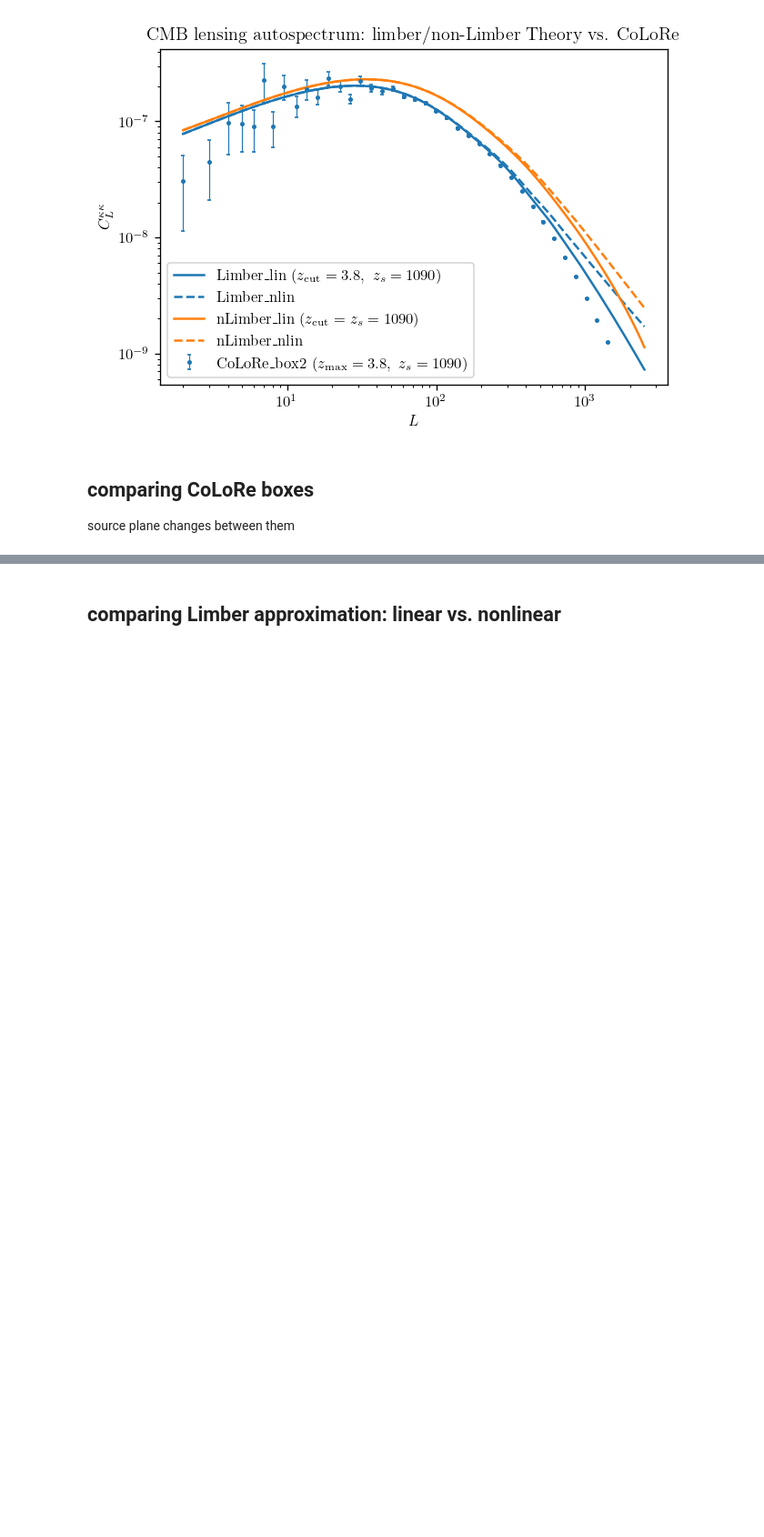
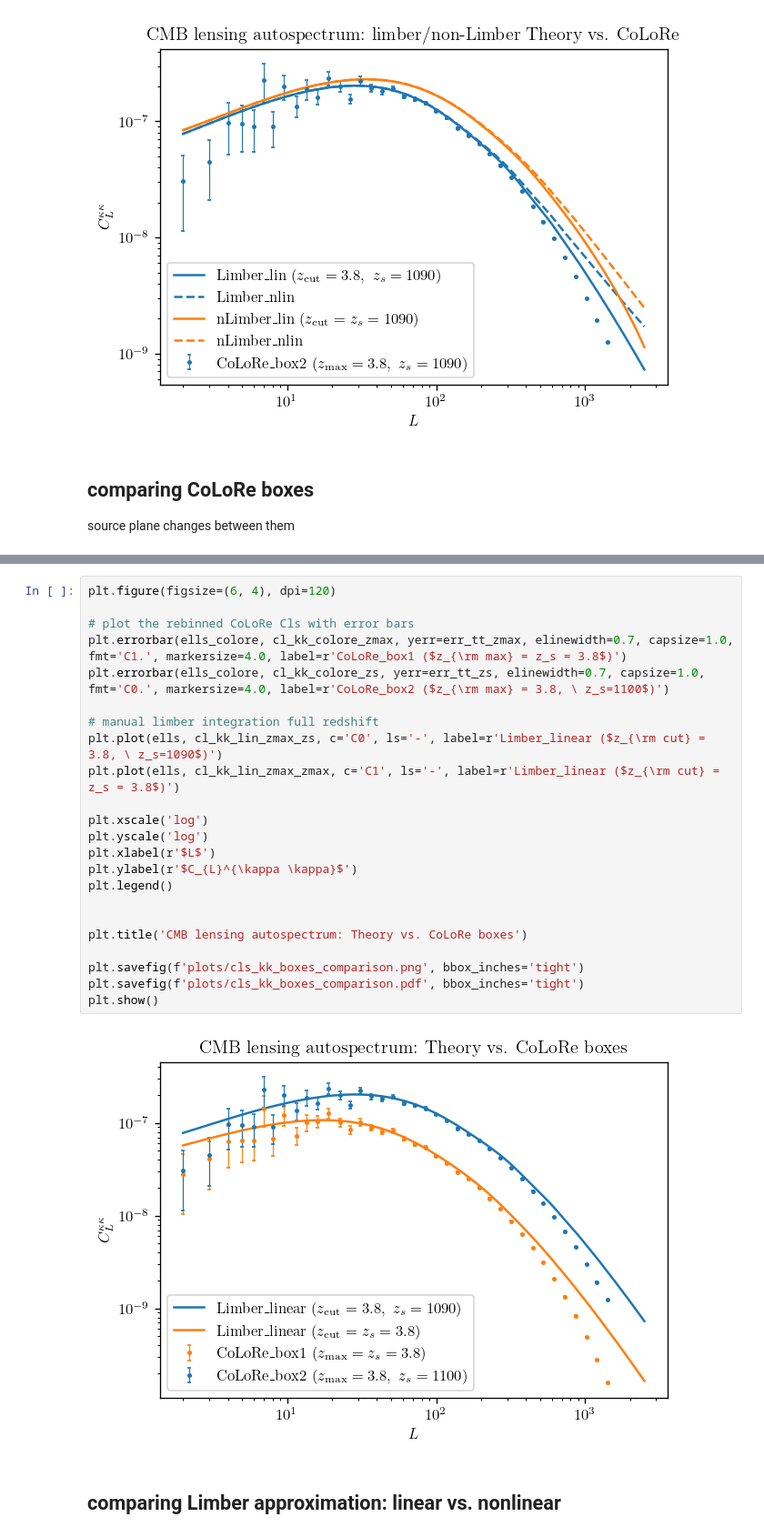
Before and after one commit to dljarque/LSST_CMBlensing_forecast, a Jupyter notebook: notebooks/cmb_lensing_auto.ipynb, the cells around one changed output, grey strips where cells are left out. Shown at 91% size. Drawn from its saved outputs; the diff is of its cells as text; blank space fills up the shorter version.

```diff
--- a/notebooks/cmb_lensing_auto.ipynb
+++ b/notebooks/cmb_lensing_auto.ipynb
@@ -256,3 +269,28 @@ plt.show()
+# %%
+plt.figure(figsize=(6, 4), dpi=120)
+
+# plot the rebinned CoLoRe Cls with error bars
+plt.errorbar(ells_colore, cl_kk_colore_zmax, yerr=err_tt_zmax, elinewidth=0.7, capsize=1.0, fmt='C1.', markersize=4.0, label=r'CoLoRe_box1 ($z_{\rm max} = z_s = 3.8$)')
+plt.errorbar(ells_colore, cl_kk_colore_zs, yerr=err_tt_zs, elinewidth=0.7, capsize=1.0, fmt='C0.', markersize=4.0, label=r'CoLoRe_box2 ($z_{\rm max} = 3.8, \ z_s=1100$)')
+
+# manual limber integration full redshift
+plt.plot(ells, cl_kk_lin_zmax_zs, c='C0', ls='-', label=r'Limber_linear ($z_{\rm cut} = 3.8, \ z_s=1090$)')
+plt.plot(ells, cl_kk_lin_zmax_zmax, c='C1', ls='-', label=r'Limber_linear ($z_{\rm cut} = z_s = 3.8$)')
+
+plt.xscale('log')
+plt.yscale('log')
+plt.xlabel(r'$L$')
+plt.ylabel(r'$C_{L}^{\kappa \kappa}$')
+plt.legend()
+
+
+plt.title('CMB lensing autospectrum: Theory vs. CoLoRe boxes')
+
+plt.savefig(f'plots/cls_kk_boxes_comparison.png', bbox_inches='tight')
+plt.savefig(f'plots/cls_kk_boxes_comparison.pdf', bbox_inches='tight')
+plt.show()
+# %% [output]
+[figure, added]
 # %% [markdown]
 ## comparing Limber approximation: linear vs. nonlinear
 # %%
```
Also changed, not shown: parts of 10 cells of this notebook, 7 other files.
